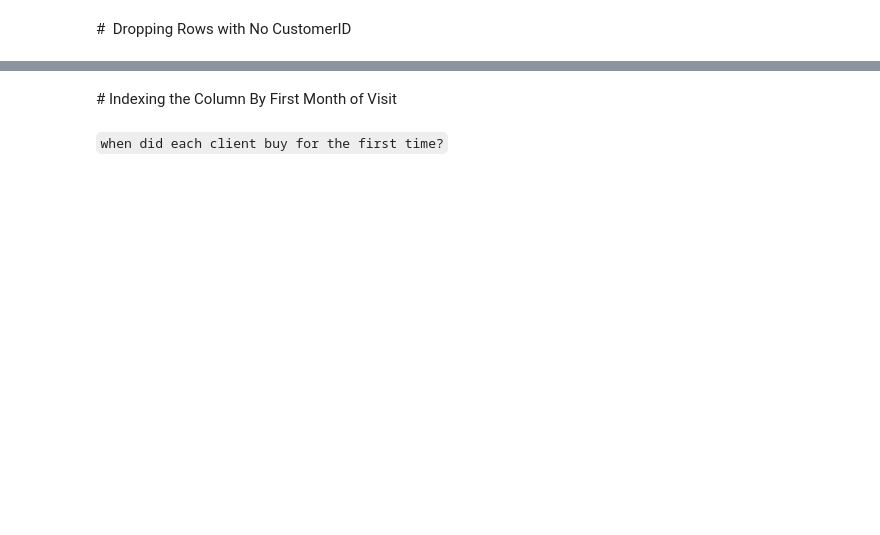
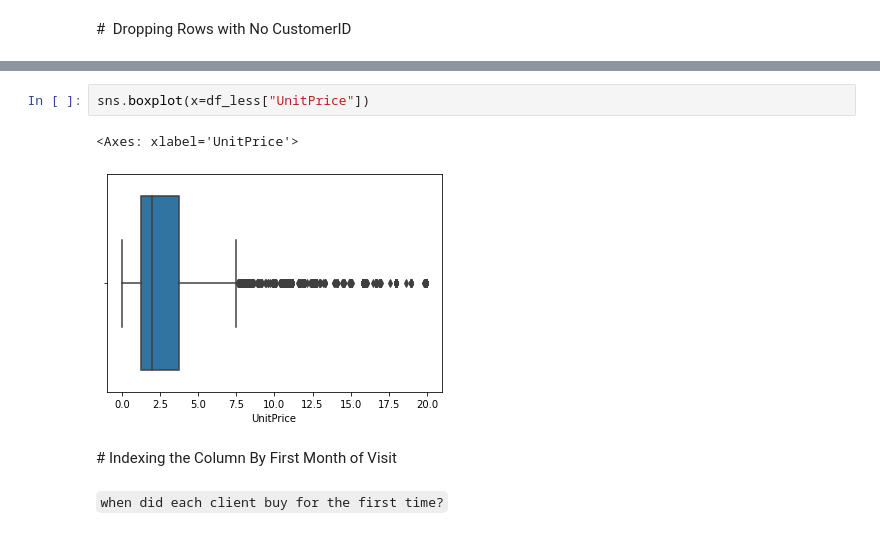
Before and after one commit to Ironhack-data-bcn-january-2024/lectures, a Jupyter notebook: week-6/03 - Cohort analysis.ipynb, the cells around one changed output, grey strips where cells are left out. Cells and saved outputs as stored; diff of their text form; blank space fills up the shorter version.

```diff
--- a/week-6/03 - Cohort analysis.ipynb
+++ b/week-6/03 - Cohort analysis.ipynb
@@ -13,3 +188,8 @@ import datetime as dt
+# %%
+sns.boxplot(x=df_less["UnitPrice"])
+# %% [output]
+<Axes: xlabel='UnitPrice'>
+[figure, added]
 # %% [markdown]
 # Indexing the Column By First Month of Visit
 # %% [markdown]
```
Also changed, not shown: parts of 82 cells of this notebook.
